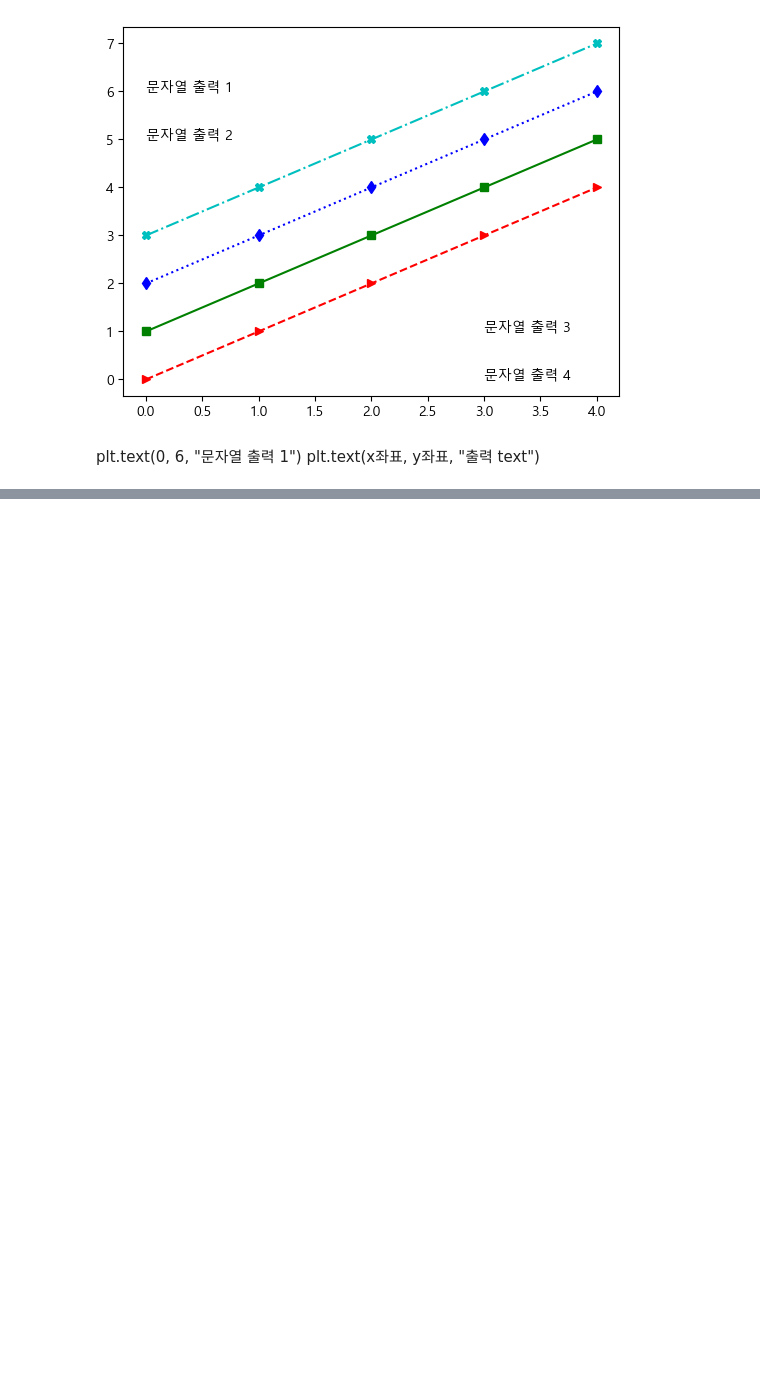
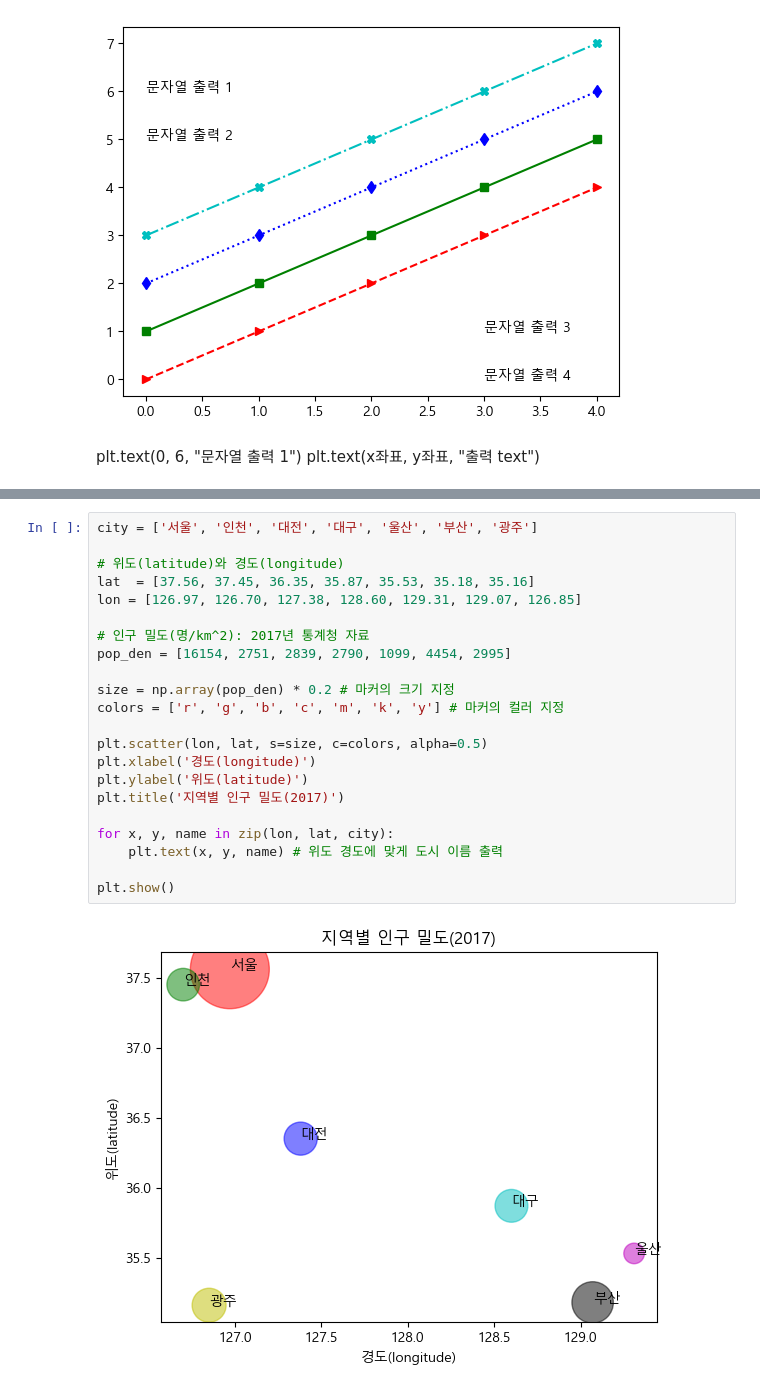
Before and after one commit to HJ1510/big-data, a Jupyter notebook: python/Matplotlib.ipynb, the cells around one changed output, grey strips where cells are left out. Cells and saved outputs as stored; diff of their text form; blank space fills up the shorter version.

```diff
--- a/python/Matplotlib.ipynb
+++ b/python/Matplotlib.ipynb
@@ -255,0 +270,24 @@ plt.text(0, 6, "문자열 출력 1") plt.text(x좌표, y좌표, "출력 text")
+# %%
+city = ['서울', '인천', '대전', '대구', '울산', '부산', '광주']
+
+# 위도(latitude)와 경도(longitude)
+lat  = [37.56, 37.45, 36.35, 35.87, 35.53, 35.18, 35.16]
+lon = [126.97, 126.70, 127.38, 128.60, 129.31, 129.07, 126.85]
+
+# 인구 밀도(명/km^2): 2017년 통계청 자료
+pop_den = [16154, 2751, 2839, 2790, 1099, 4454, 2995]
+
+size = np.array(pop_den) * 0.2 # 마커의 크기 지정
+colors = ['r', 'g', 'b', 'c', 'm', 'k', 'y'] # 마커의 컬러 지정
+
+plt.scatter(lon, lat, s=size, c=colors, alpha=0.5)
+plt.xlabel('경도(longitude)')
+plt.ylabel('위도(latitude)')
+plt.title('지역별 인구 밀도(2017)')
+
+for x, y, name in zip(lon, lat, city):
+    plt.text(x, y, name) # 위도 경도에 맞게 도시 이름 출력
+
+plt.show()
+# %% [output]
+[figure, added]
```
Also changed, not shown: parts of 20 cells of this notebook.
